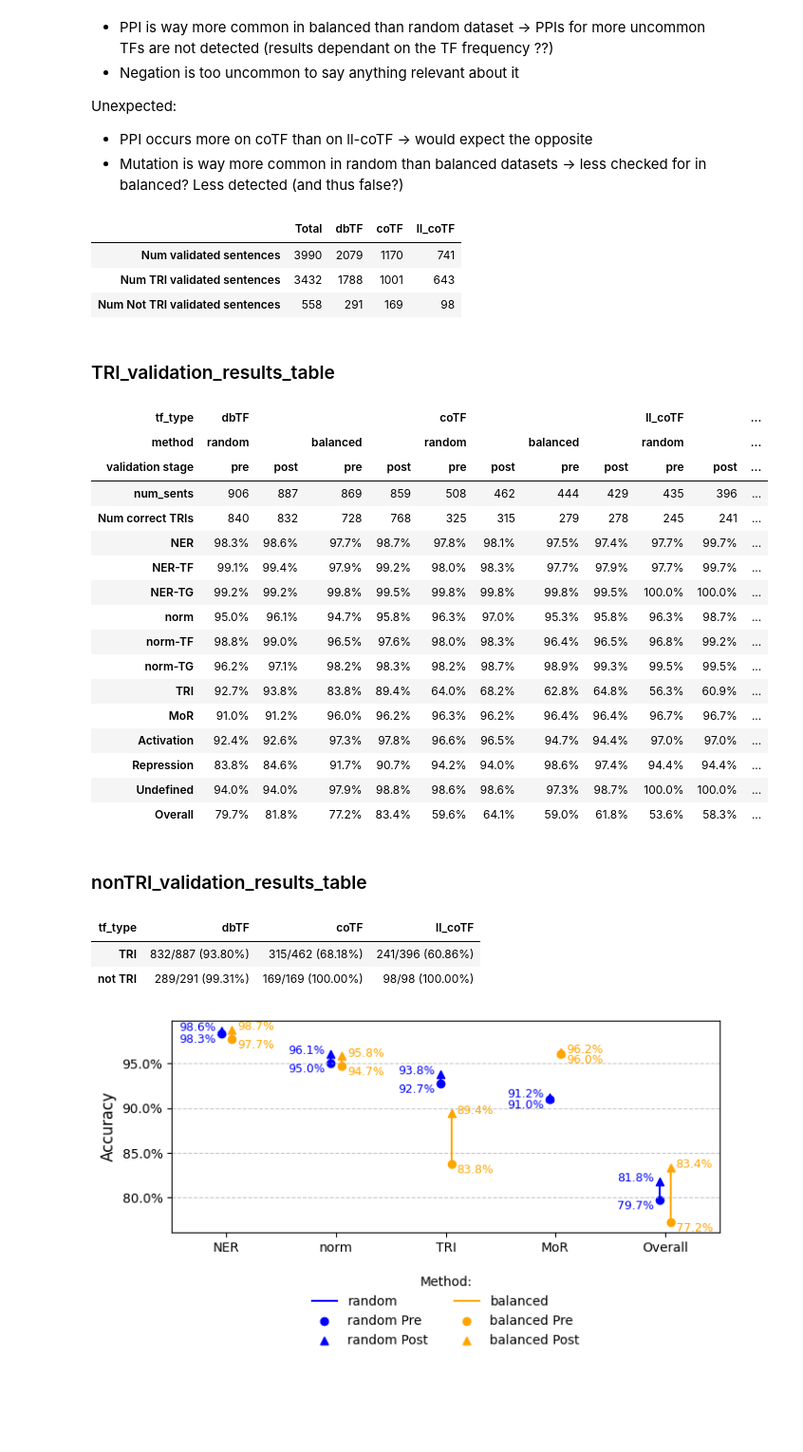
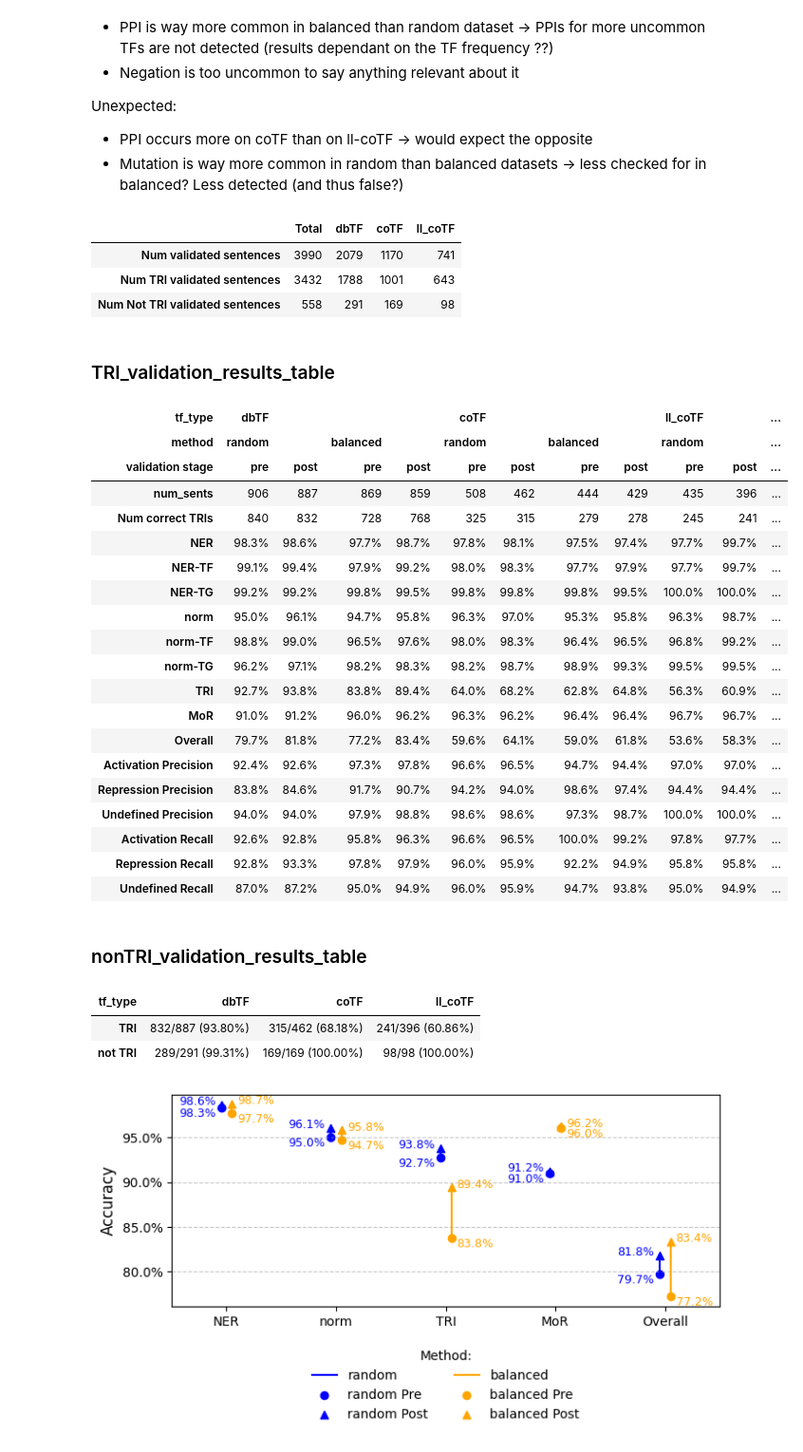
Before and after one commit to Rbbt-Workflows/ExTRI2, a Jupyter notebook: analysis/repo_to_paper.ipynb, the cells around one changed output. Shown at 95% size. Cells and saved outputs as stored; diff of their text form; code cells hidden in the pictures; blank space fills up the shorter version.

Commit message:
Re-ran and re-organised code and resolved some TODOs

```diff
--- a/analysis/repo_to_paper.ipynb
+++ b/analysis/repo_to_paper.ipynb
@@ -1040,20 +736,22 @@ def TRI_validation_results_table(validated_df):
                 r['TRI'] = 1 - (df['Label'] != df['true_label']).sum() / r['num_sents']
 
                 # Get MoR stats - over those whose true_label is True
-                # TODO - I should show the num_TRIs somewhere, & explain how the calculation was done. Maybe show num_TRIs?
+                # (1) Correctly labelled / all sentences
                 MoR_df = df[m_T_TRI_df]
                 r['MoR'] = len(MoR_df[(MoR_df['MoR'] == MoR_df['true_MoR'])]) / len(MoR_df)
-                for MoR in ['ACTIVATION', 'REPRESSION', 'UNDEFINED']:
-                    r[MoR.capitalize()] = len(MoR_df[(MoR_df['MoR'] == MoR) & (MoR_df['MoR'] == MoR_df['true_MoR'])]) / len(MoR_df[(MoR_df['MoR'] == MoR)])
-
-                # num_TRIs = (df['true_label'] == 'TRUE').sum()
-                # r['MoR'] = 1 - len(df[(df['MoR'] != df['true_MoR']) & ~df['MoR'].isna()]) / num_TRIs
-                # for MoR in ['ACTIVATION', 'REPRESSION', 'UNDEFINED']:
-                #     r[MoR] = 1 - len(df[(df['MoR'] == MoR) & (df['MoR'] != df['true_MoR'])]) / num_TRIs
-
 
                 # Get final probability
                 r['Overall']  = ((df['Valid?'] == 'T') & df[f'TF_is_incorrect'].isna() & df[f'TG_is_incorrect'].isna() ).sum() / r['num_sents']
+
+                # Get the breakdown of MoR labels
+                # Precision: Correctly labelled / Sentences classified to that label
+                for MoR in ['ACTIVATION', 'REPRESSION', 'UNDEFINED']:
+                    r[MoR.capitalize()+" Precision"] = len(MoR_df[(MoR_df['MoR'] == MoR) & (MoR_df['MoR'] == MoR_df['true_MoR'])]) / len(MoR_df[(MoR_df['MoR'] == MoR)])
+
+                # Recall: Correctly labelled / Sentences with that as the true label
+                for MoR in ['ACTIVATION', 'REPRESSION', 'UNDEFINED']:
+                    r[MoR.capitalize()+" Recall"] = len(MoR_df[(MoR_df['MoR'] == MoR) & (MoR_df['MoR'] == MoR_df['true_MoR'])]) / len(MoR_df[(MoR_df['true_MoR'] == MoR)])
+
 
                 # Ensure num_sents is not treated as a float in the printed table
                 r['num_sents'] = str(r['num_sents'])
@@ -1108,37 +806,40 @@ def show_general_statistics(validated_df):
     return
 
 show_general_statistics(validated_df)
 
 pd.set_option("display.float_format", "{:.1%}".format)
 
 for results_table_f in (TRI_validation_results_table, nonTRI_validation_results_table):
     results_table = results_table_f(validated_df)
     h3(results_table_f.__name__)
     display(results_table)
     results_table.to_csv(f'tables/{results_table_f.__name__}.tsv', sep='\t')
 # %% [output]
 |  | Total | dbTF | coTF | ll_coTF |
 | Num validated sentences | 3990 | 2079 | 1170 | 741 |
 | Num TRI validated sentences | 3432 | 1788 | 1001 | 643 |
 | Num Not TRI validated sentences | 558 | 291 | 169 | 98 |
 <h3>TRI_validation_results_table</h3>
 | tf_type | dbTF |  |  |  | coTF |  |  |  | ll_coTF |  | ... |
 | method | random |  | balanced |  | random |  | balanced |  | random |  | ... |
 | validation stage | pre | post | pre | post | pre | post | pre | post | pre | post | ... |
 | num_sents | 906 | 887 | 869 | 859 | 508 | 462 | 444 | 429 | 435 | 396 | ... |
 | Num correct TRIs | 840 | 832 | 728 | 768 | 325 | 315 | 279 | 278 | 245 | 241 | ... |
 | NER | 98.3% | 98.6% | 97.7% | 98.7% | 97.8% | 98.1% | 97.5% | 97.4% | 97.7% | 99.7% | ... |
 | NER-TF | 99.1% | 99.4% | 97.9% | 99.2% | 98.0% | 98.3% | 97.7% | 97.9% | 97.7% | 99.7% | ... |
 | NER-TG | 99.2% | 99.2% | 99.8% | 99.5% | 99.8% | 99.8% | 99.8% | 99.5% | 100.0% | 100.0% | ... |
 | norm | 95.0% | 96.1% | 94.7% | 95.8% | 96.3% | 97.0% | 95.3% | 95.8% | 96.3% | 98.7% | ... |
 | norm-TF | 98.8% | 99.0% | 96.5% | 97.6% | 98.0% | 98.3% | 96.4% | 96.5% | 96.8% | 99.2% | ... |
 | norm-TG | 96.2% | 97.1% | 98.2% | 98.3% | 98.2% | 98.7% | 98.9% | 99.3% | 99.5% | 99.5% | ... |
 | TRI | 92.7% | 93.8% | 83.8% | 89.4% | 64.0% | 68.2% | 62.8% | 64.8% | 56.3% | 60.9% | ... |
 | MoR | 91.0% | 91.2% | 96.0% | 96.2% | 96.3% | 96.2% | 96.4% | 96.4% | 96.7% | 96.7% | ... |
-| Activation | 92.4% | 92.6% | 97.3% | 97.8% | 96.6% | 96.5% | 94.7% | 94.4% | 97.0% | 97.0% | ... |
-| Repression | 83.8% | 84.6% | 91.7% | 90.7% | 94.2% | 94.0% | 98.6% | 97.4% | 94.4% | 94.4% | ... |
-| Undefined | 94.0% | 94.0% | 97.9% | 98.8% | 98.6% | 98.6% | 97.3% | 98.7% | 100.0% | 100.0% | ... |
 | Overall | 79.7% | 81.8% | 77.2% | 83.4% | 59.6% | 64.1% | 59.0% | 61.8% | 53.6% | 58.3% | ... |
+| Activation Precision | 92.4% | 92.6% | 97.3% | 97.8% | 96.6% | 96.5% | 94.7% | 94.4% | 97.0% | 97.0% | ... |
+| Repression Precision | 83.8% | 84.6% | 91.7% | 90.7% | 94.2% | 94.0% | 98.6% | 97.4% | 94.4% | 94.4% | ... |
+| Undefined Precision | 94.0% | 94.0% | 97.9% | 98.8% | 98.6% | 98.6% | 97.3% | 98.7% | 100.0% | 100.0% | ... |
+| Activation Recall | 92.6% | 92.8% | 95.8% | 96.3% | 96.6% | 96.5% | 100.0% | 99.2% | 97.8% | 97.7% | ... |
+| Repression Recall | 92.8% | 93.3% | 97.8% | 97.9% | 96.0% | 95.9% | 92.2% | 94.9% | 95.8% | 95.8% | ... |
+| Undefined Recall | 87.0% | 87.2% | 95.0% | 94.9% | 96.0% | 95.9% | 94.7% | 93.8% | 95.0% | 94.9% | ... |
 <h3>nonTRI_validation_results_table</h3>
 | tf_type | dbTF | coTF | ll_coTF |
 | TRI | 832/887 (93.80%) | 315/462 (68.18%) | 241/396 (60.86%) |
```
Also changed, not shown: parts of 44 cells of this notebook, 15 other files.
